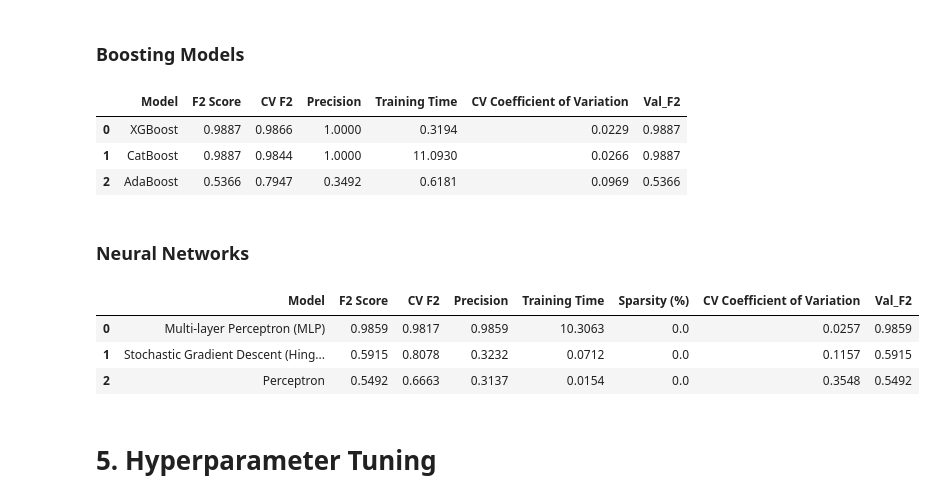
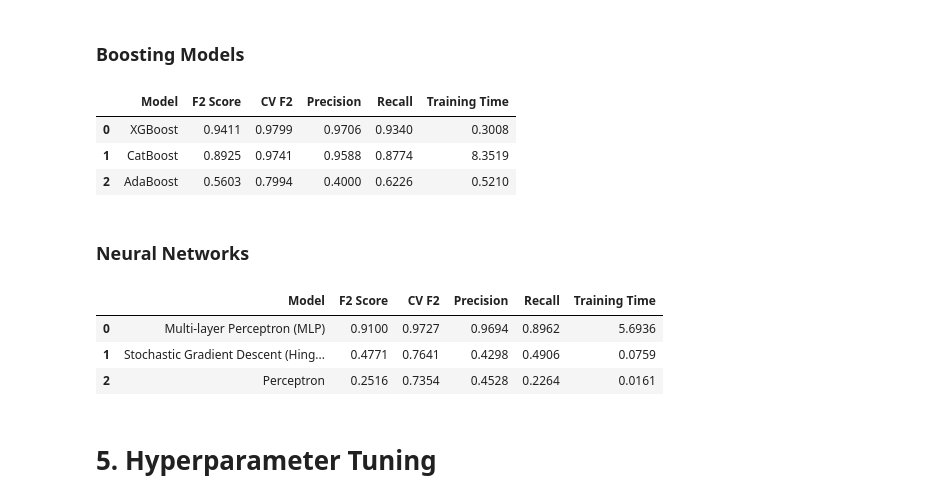
Before and after one commit to afsilmis/employee-attrition-prediction, a Jupyter notebook: notebooks/03_experiments_and_tuning.ipynb, the cells around one changed output. Saved outputs shown, nothing was run; the diff lists cells and outputs as text; code cells hidden in the pictures.

```diff
--- a/notebooks/03_experiments_and_tuning.ipynb
+++ b/notebooks/03_experiments_and_tuning.ipynb
@@ -682,15 +662,14 @@ for i, (model_name, model) in enumerate(models_boosting.items(), 1):
         y_val_pred_proba = model.decision_function(X_val)
 
     # F2 Score on validation set
-    val_f2 = fbeta_score(y_val, y_val_pred, beta=2, zero_division=0)
+    test_f2 = fbeta_score(y_val, y_val_pred, beta=2, zero_division=0)
 
     # Store results
     results[model_name] = {
         'model': model,
         'cv_mean': cv_mean,
-        'cv_std': cv_std,
         'cv_scores': cv_scores,
-        'val_f2': val_f2,
+        'test_f2': test_f2,
         'y_val_pred': y_val_pred,
         'y_val_pred_proba': y_val_pred_proba,
         'cv_time': cv_time,
@@ -712,18 +691,17 @@ def create_detailed_analysis_table(results):
         # Calculate precision
         precision = precision_score(y_val, y_pred, zero_division=0)
 
-        # Calculate CV Coefficient of Variation
-        cv_coefficient_variation = model_data['cv_std'] / model_data['cv_mean'] if model_data['cv_mean'] > 0 else float('inf')
+        # Calculate recall
+        recall = recall_score(y_val, y_pred, zero_division=0)
 
         # Compile all metrics
         detailed_analysis.append({
             'Model': model_name,
-            'F2 Score': model_data['val_f2'],
+            'F2 Score': model_data['test_f2'],
             'CV F2': model_data['cv_mean'],
             'Precision': precision,
-            'Training Time': model_data['train_time'],
-            'CV Coefficient of Variation': cv_coefficient_variation,
-            'Val_F2': model_data['val_f2']  # Same as F2 Score for clarity
+            'Recall': recall,
+            'Training Time': model_data['train_time']
         })
 
     # Create DataFrame
@@ -740,10 +718,10 @@ detailed_analysis_df = create_detailed_analysis_table(results)
 # Display the table
 display(detailed_analysis_df.round(4))
 # %% [output]
-|  | Model | F2 Score | CV F2 | Precision | Training Time | CV Coefficient of Variation | Val_F2 |
-| 0 | XGBoost | 0.9887 | 0.9866 | 1.0000 | 0.3194 | 0.0229 | 0.9887 |
-| 1 | CatBoost | 0.9887 | 0.9844 | 1.0000 | 11.0930 | 0.0266 | 0.9887 |
-| 2 | AdaBoost | 0.5366 | 0.7947 | 0.3492 | 0.6181 | 0.0969 | 0.5366 |
+|  | Model | F2 Score | CV F2 | Precision | Recall | Training Time |
+| 0 | XGBoost | 0.9411 | 0.9799 | 0.9706 | 0.9340 | 0.3008 |
+| 1 | CatBoost | 0.8925 | 0.9741 | 0.9588 | 0.8774 | 8.3519 |
+| 2 | AdaBoost | 0.5603 | 0.7994 | 0.4000 | 0.6226 | 0.5210 |
 # %% [markdown]
 ### Neural Networks
 # %%
@@ -790,15 +768,14 @@ for i, (model_name, model) in enumerate(models_neural.items(), 1):
         y_val_pred_proba = model.decision_function(X_val)
 
     # F2 Score on validation set
-    val_f2 = fbeta_score(y_val, y_val_pred, beta=2, zero_division=0)
+    test_f2 = fbeta_score(y_val, y_val_pred, beta=2, zero_division=0)
 
     # Store results
     results[model_name] = {
         'model': model,
         'cv_mean': cv_mean,
-        'cv_std': cv_std,
         'cv_scores': cv_scores,
-        'val_f2': val_f2,
+        'test_f2': test_f2,
         'y_val_pred': y_val_pred,
         'y_val_pred_proba': y_val_pred_proba,
         'cv_time': cv_time,
@@ -815,52 +792,41 @@ def create_detailed_analysis_table(results):
 
     for model_name, model_data in results.items():
         model = model_data['model']
         y_pred = model_data['y_val_pred']
 
         # Calculate precision
         precision = precision_score(y_val, y_pred, zero_division=0)
 
-        # Calculate sparsity for models that have coefficients
-        sparsity = 0.0
-        if hasattr(model, 'coef_') and model.coef_ is not None:
-            # For models with coefficients (Ridge, SGD, Perceptron)
-            n_features = len(model.coef_.flatten())
-            non_zero_coefs = np.count_nonzero(model.coef_)
-            sparsity = (1 - non_zero_coefs/n_features) * 100
-        # MLP doesn't have interpretable sparsity in the same way
-
-        # Calculate CV Coefficient of Variation
-        cv_coefficient_variation = model_data['cv_std'] / model_data['cv_mean'] if model_data['cv_mean'] > 0 else float('inf')
+        # Calculate recall
+        recall = recall_score(y_val, y_pred, zero_division=0)
 
         # Compile all metrics
         detailed_analysis.append({
             'Model': model_name,
-            'F2 Score': model_data['val_f2'],
+            'F2 Score': model_data['test_f2'],
             'CV F2': model_data['cv_mean'],
             'Precision': precision,
-            'Training Time': model_data['train_time'],
-            'Sparsity (%)': sparsity,
-            'CV Coefficient of Variation': cv_coefficient_variation,
-            'Val_F2': model_data['val_f2']  # Same as F2 Score for clarity
+            'Recall': recall,
+            'Training Time': model_data['train_time']
         })
 
     # Create DataFrame
     analysis_df = pd.DataFrame(detailed_analysis)
 
     # Sort by F2 Score (descending)
     analysis_df = analysis_df.sort_values('F2 Score', ascending=False).reset_index(drop=True)
 
     return analysis_df
 
 # Create the detailed analysis table
 detailed_analysis_df = create_detailed_analysis_table(results)
 
 # Display the table
 display(detailed_analysis_df.round(4))
 # %% [output]
-|  | Model | F2 Score | CV F2 | Precision | Training Time | Sparsity (%) | CV Coefficient of Variation | Val_F2 |
-| 0 | Multi-layer Perceptron (MLP) | 0.9859 | 0.9817 | 0.9859 | 10.3063 | 0.0 | 0.0257 | 0.9859 |
-| 1 | Stochastic Gradient Descent (Hing... | 0.5915 | 0.8078 | 0.3232 | 0.0712 | 0.0 | 0.1157 | 0.5915 |
-| 2 | Perceptron | 0.5492 | 0.6663 | 0.3137 | 0.0154 | 0.0 | 0.3548 | 0.5492 |
+|  | Model | F2 Score | CV F2 | Precision | Recall | Training Time |
+| 0 | Multi-layer Perceptron (MLP) | 0.9100 | 0.9727 | 0.9694 | 0.8962 | 5.6936 |
+| 1 | Stochastic Gradient Descent (Hing... | 0.4771 | 0.7641 | 0.4298 | 0.4906 | 0.0759 |
+| 2 | Perceptron | 0.2516 | 0.7354 | 0.4528 | 0.2264 | 0.0161 |
 # %% [markdown]
 # 5. Hyperparameter Tuning
```
Also changed, not shown: parts of 61 cells of this notebook.
